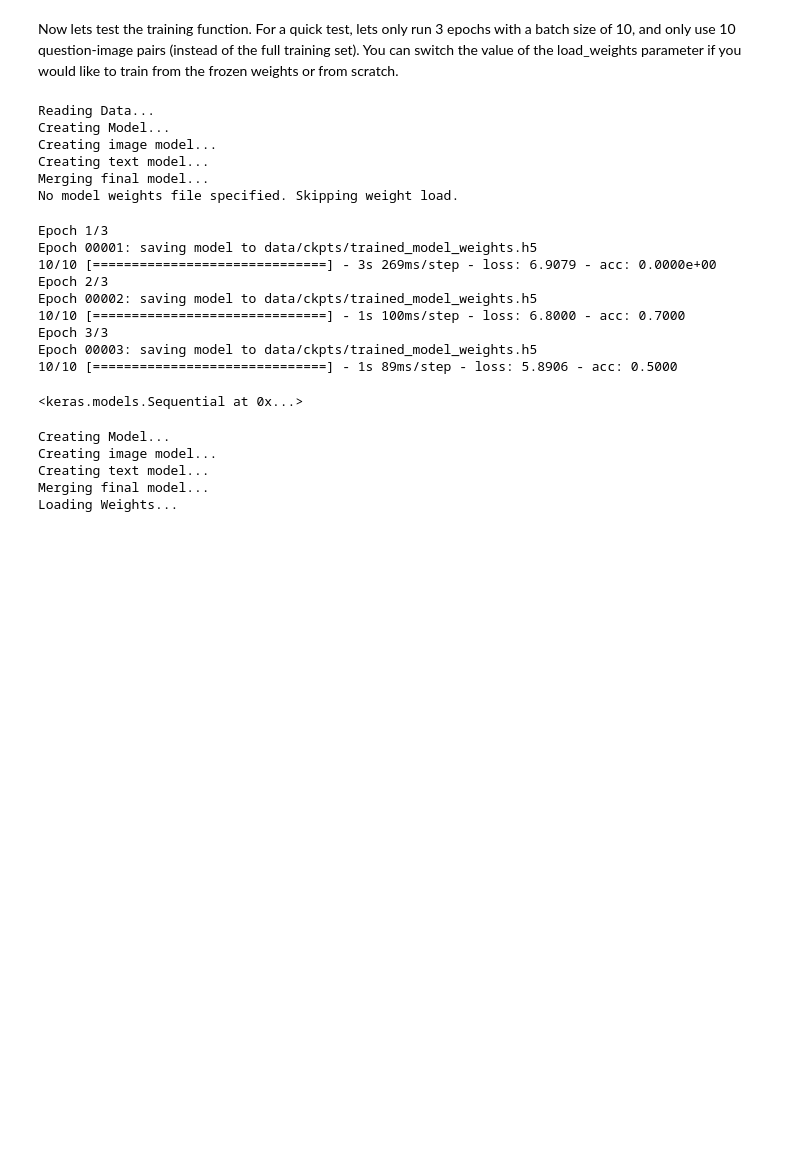
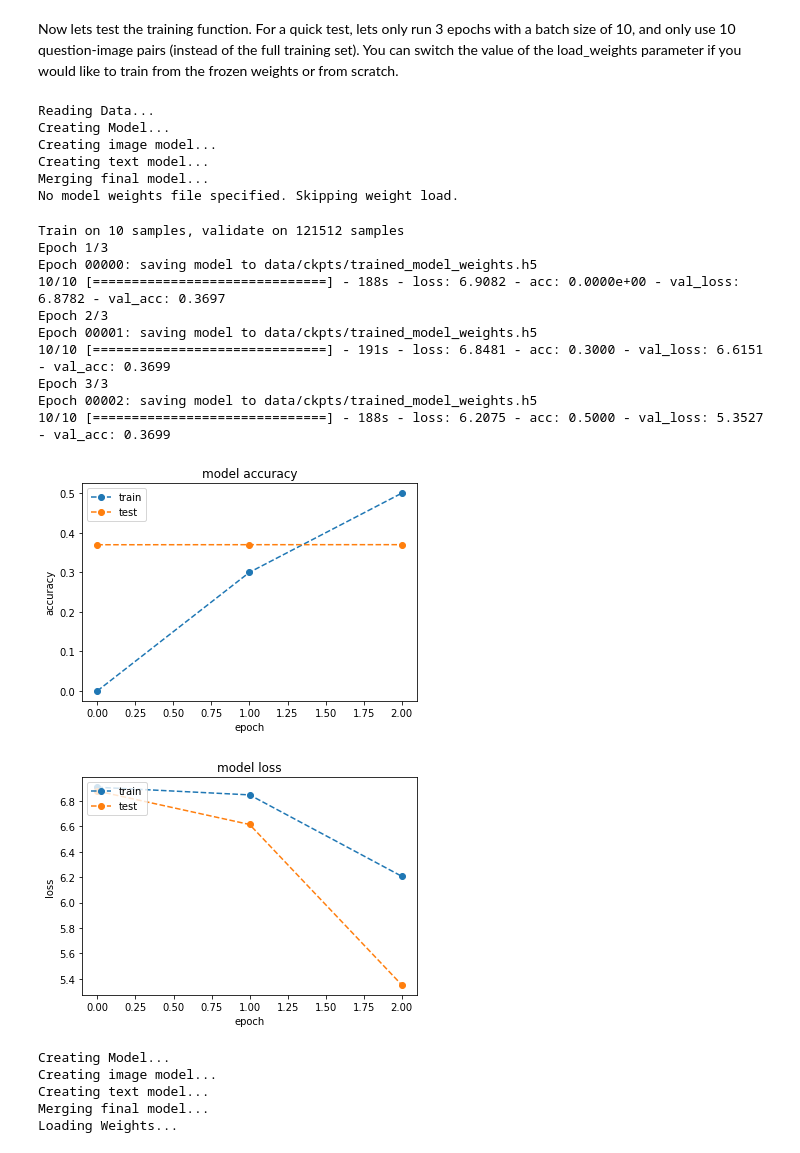
Before and after one commit to 09jvilla/VQA-Keras-Visual-Question-Answering, a Jupyter notebook: vqa_project_checkpoint.ipynb, the cells around one changed output. Saved outputs shown, nothing was run; the diff lists cells and outputs as text; code cells hidden in the pictures; blank space fills up the shorter version.

Commit message:
Added validation per epoch and graphing training vs validation accuracy and loss

```diff
--- a/vqa_project_checkpoint.ipynb
+++ b/vqa_project_checkpoint.ipynb
@@ -276,10 +277,12 @@ Next we define functions for training and validation. Each has a `model_weights_
 def train(epoch, batch_size, data_limit, model_weights_filename=""):
     dropout_rate = 0.5
     train_X, train_y = read_data(data_limit)
+    val_X, val_y, multi_val_y = get_val_data()
     model = get_model(dropout_rate, model_weights_filename)
     checkpointer = ModelCheckpoint(filepath=ckpt_model_weights_filename, verbose=1, monitor='loss', save_best_only=False)
-    model.fit(train_X, train_y, epochs=epoch, batch_size=batch_size, callbacks=[checkpointer], shuffle="batch")
-    return model
+    history = model.fit(train_X, train_y, epochs=epoch, batch_size=batch_size,
+                        callbacks=[checkpointer], shuffle="batch", validation_data=(val_X, val_y))
+    return model, history
 
 def val(model_weights_filename=""):
     if model_weights_filename=="":
@@ -304,3 +309,26 @@ def val(model_weights_filename=""):
+# %%
+def plot_training_history(history, save_filename=None):
+    # summarize history for accuracy
+    plt.plot(history.history['acc'], marker='o', linestyle='--')
+    plt.plot(history.history['val_acc'], marker='o', linestyle='--')
+    plt.title('model accuracy')
+    plt.ylabel('accuracy')
+    plt.xlabel('epoch')
+    plt.legend(['train', 'test'], loc='upper left')
+    plt.show()
+    if save_filename:
+        plt.savefig(str(save_filename) + "_acc.png")
+    # summarize history for loss
+    plt.close()
+    plt.plot(history.history['loss'], marker='o', linestyle='--')
+    plt.plot(history.history['val_loss'], marker='o', linestyle='--')
+    plt.title('model loss')
+    plt.ylabel('loss')
+    plt.xlabel('epoch')
+    plt.legend(['train', 'test'], loc='upper left')
+    plt.show()
+    if save_filename:
+        plt.savefig(str(save_filename) + "_loss.png")
 # %% [markdown]
 Let's start with a test of the validation function to see how well our model does with the weights provided by the model authors. After running the line of code below to test the model on the entire validation set, the following results were obtained:
 <br><br>
@@ -313,24 +341,27 @@ val(model_weights_filename="data/model_weights.h5")
 # %% [markdown]
 Now lets test the training function. For a quick test, lets only run 3 epochs with a batch size of 10, and only use 10 question-image pairs (instead of the full training set). You can switch the value of the load_weights parameter if you would like to train from the frozen weights or from scratch.
 # %%
-train(epoch=3, batch_size=10, data_limit=10)
+_, his = train(epoch=3, batch_size=10, data_limit=10)
+plot_training_history(his)
 # %% [output]
 Reading Data...
 Creating Model...
 Creating image model...
 Creating text model...
 Merging final model...
 No model weights file specified. Skipping weight load.
+Train on 10 samples, validate on 121512 samples
 Epoch 1/3
+Epoch 00000: saving model to data/ckpts/trained_model_weights.h5
+10/10 [==============================] - 188s - loss: 6.9082 - acc: 0.0000e+00 - val_loss: 6.8782 - val_acc: 0.3697
+Epoch 2/3
 Epoch 00001: saving model to data/ckpts/trained_model_weights.h5
-10/10 [==============================] - 3s 269ms/step - loss: 6.9079 - acc: 0.0000e+00
-Epoch 2/3
+10/10 [==============================] - 191s - loss: 6.8481 - acc: 0.3000 - val_loss: 6.6151 - val_acc: 0.3699
+Epoch 3/3
 Epoch 00002: saving model to data/ckpts/trained_model_weights.h5
-10/10 [==============================] - 1s 100ms/step - loss: 6.8000 - acc: 0.7000
-Epoch 3/3
-Epoch 00003: saving model to data/ckpts/trained_model_weights.h5
-10/10 [==============================] - 1s 89ms/step - loss: 5.8906 - acc: 0.5000
+10/10 [==============================] - 188s - loss: 6.2075 - acc: 0.5000 - val_loss: 5.3527 - val_acc: 0.3699
-<keras.models.Sequential at 0x...>
+[figure, added]
+[figure, added]
 # %%
 val(model_weights_filename="data/ckpts/trained_model_weights.h5")
 # %% [output]
```
Also changed, not shown: parts of 5 cells of this notebook, 1 other file.
